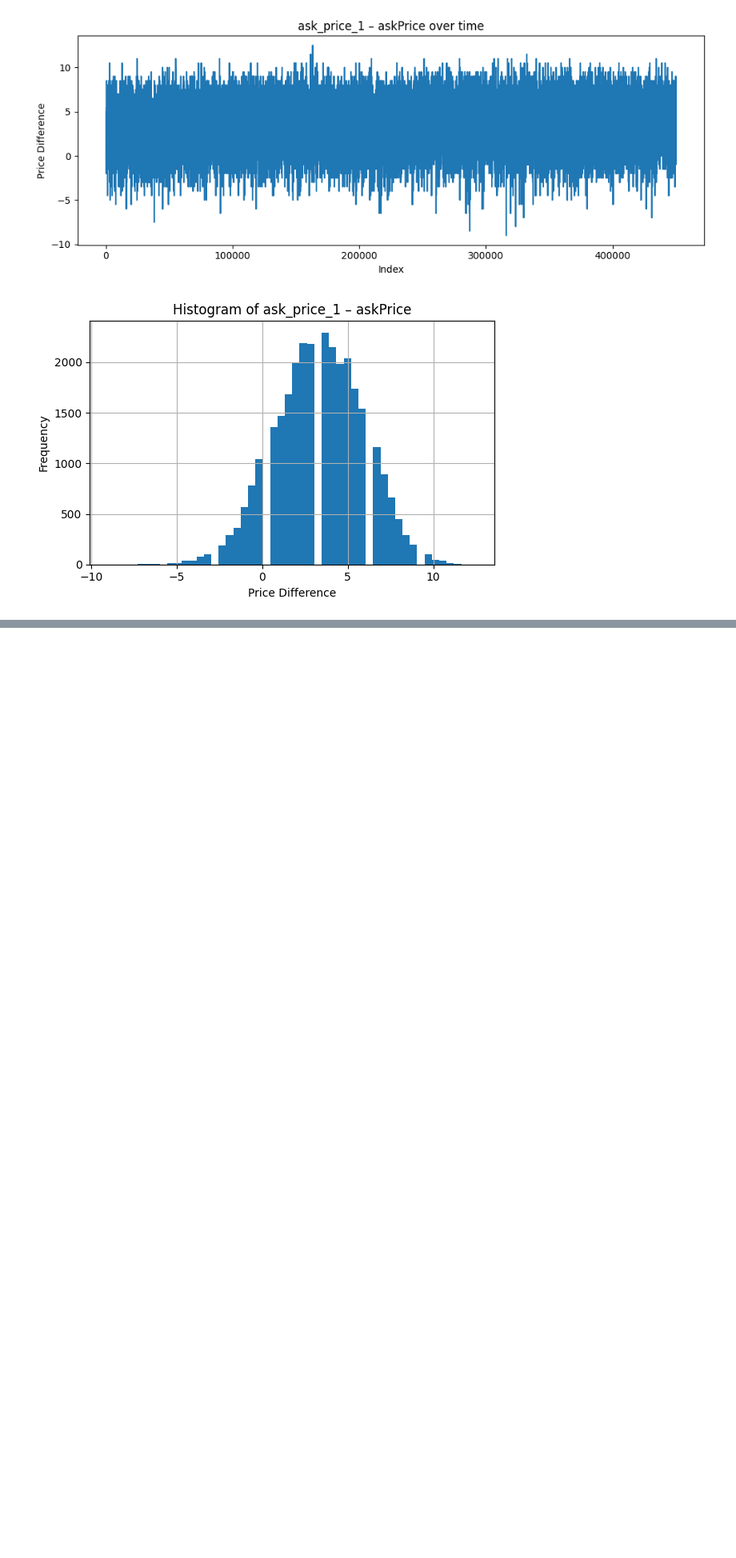
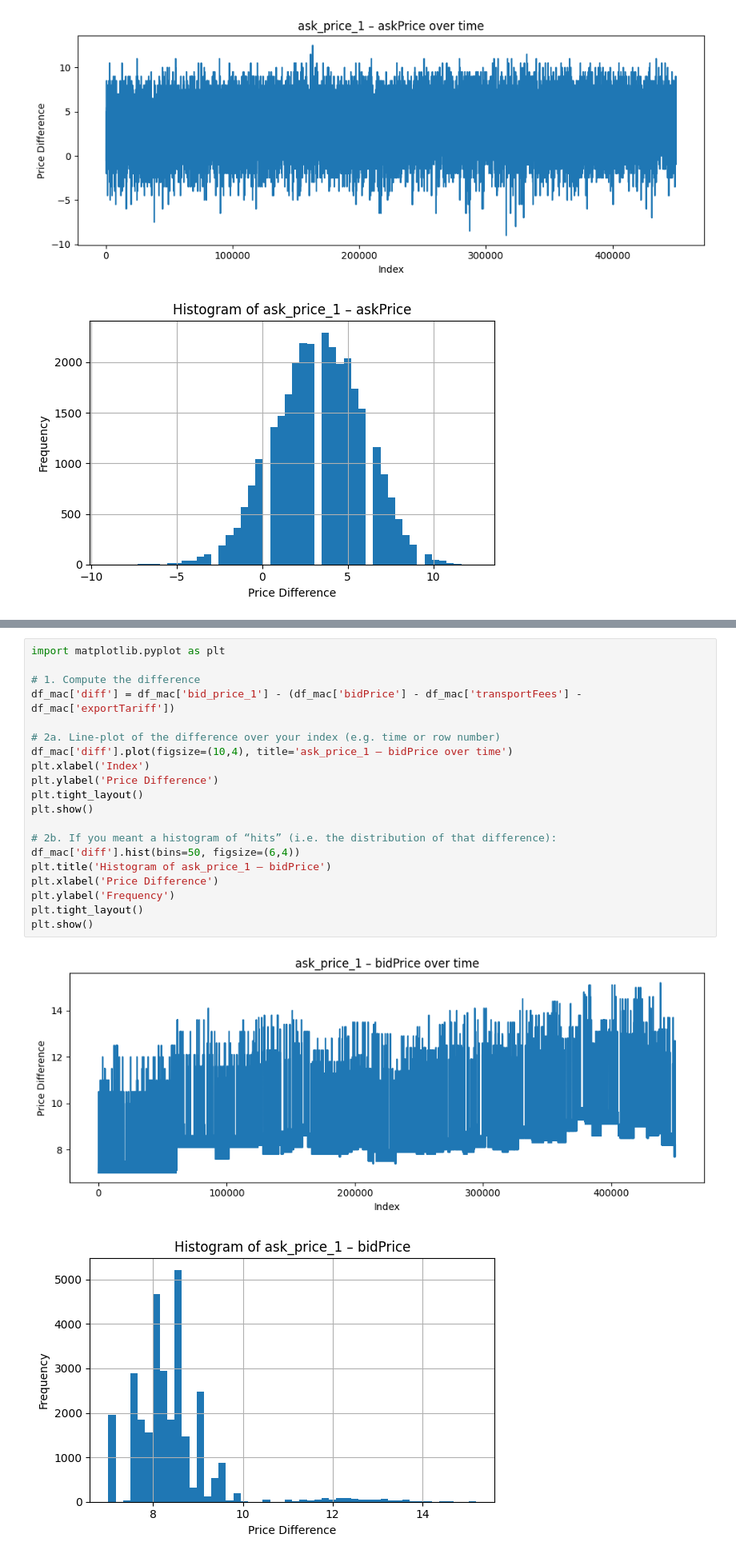
Before and after one commit to UlrichVestuche/IMC-Prosperity-3, a Jupyter notebook: Round_4/Misha/data.ipynb, the cells around one changed output, grey strips where cells are left out. Shown at 80% size. Saved outputs shown, nothing was run; the diff lists cells and outputs as text; blank space fills up the shorter version.

```diff
--- a/Round_4/Misha/data.ipynb
+++ b/Round_4/Misha/data.ipynb
@@ -766,0 +793,23 @@ plt.show()
+# %%
+import matplotlib.pyplot as plt
+
+# 1. Compute the difference
+df_mac['diff'] = df_mac['bid_price_1'] - (df_mac['bidPrice'] - df_mac['transportFees'] - df_mac['exportTariff'])
+
+# 2a. Line‐plot of the difference over your index (e.g. time or row number)
+df_mac['diff'].plot(figsize=(10,4), title='ask_price_1 – bidPrice over time')
+plt.xlabel('Index')
+plt.ylabel('Price Difference')
+plt.tight_layout()
+plt.show()
+
+# 2b. If you meant a histogram of “hits” (i.e. the distribution of that difference):
+df_mac['diff'].hist(bins=50, figsize=(6,4))
+plt.title('Histogram of ask_price_1 – bidPrice')
+plt.xlabel('Price Difference')
+plt.ylabel('Frequency')
+plt.tight_layout()
+plt.show()
+# %% [output]
+[figure, added]
+[figure, added]
```
Also changed, not shown: parts of 23 cells of this notebook.
